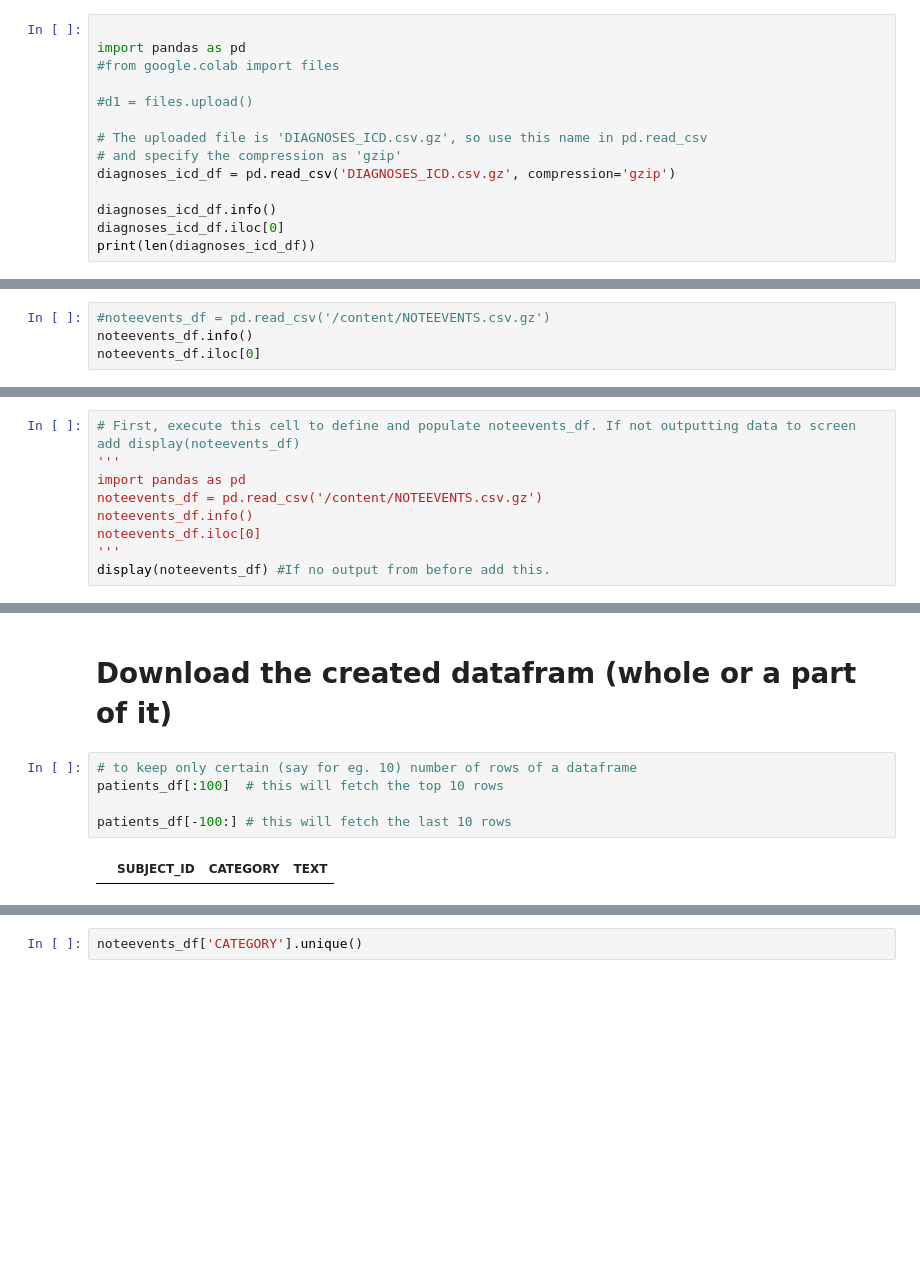
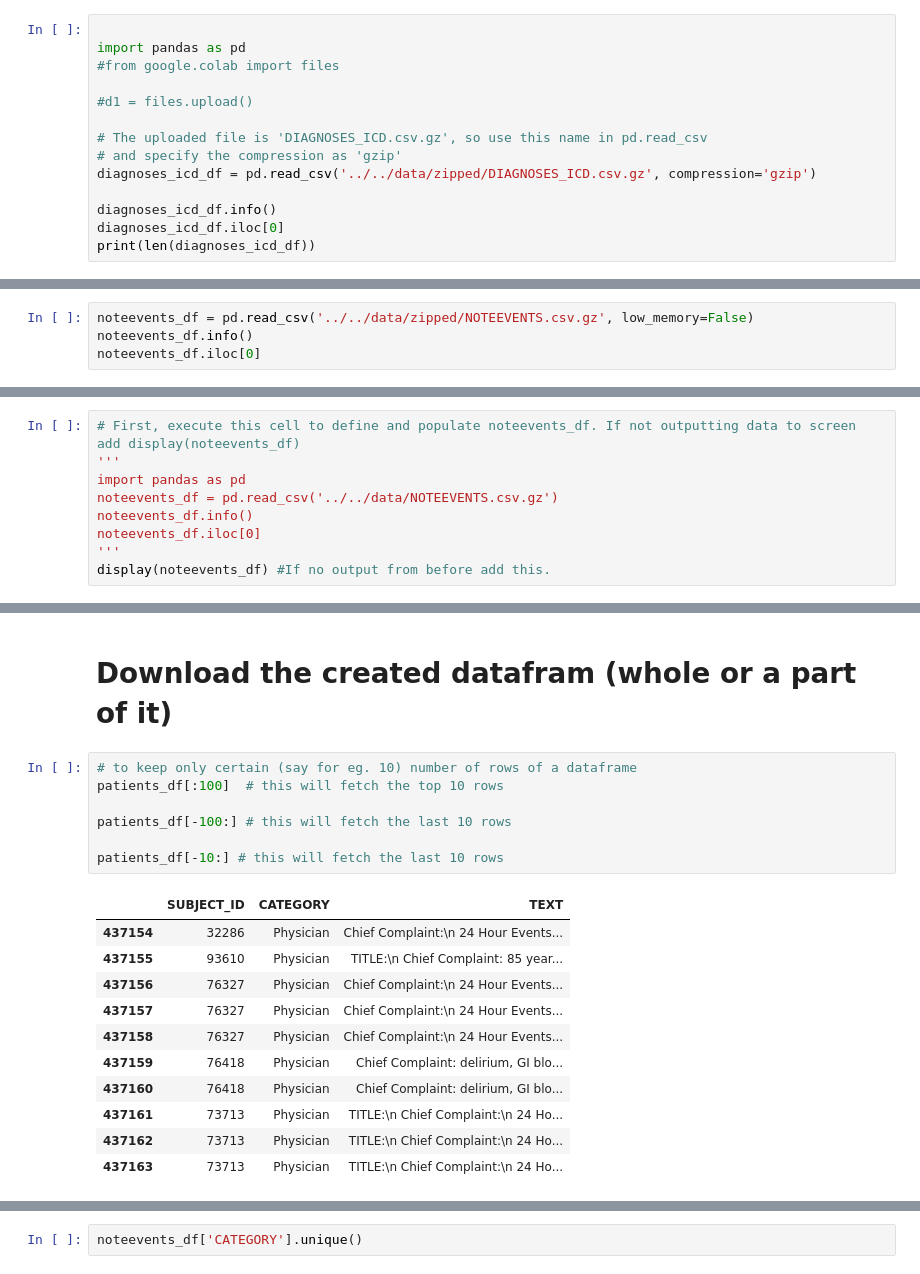
Before and after one commit to CountDer3k/Homework-AIH-2025, a Jupyter notebook: HW3/MIMIC NLP Note Events Tutorial.ipynb, the cells around one changed output, grey strips where cells are left out. Saved outputs shown, nothing was run; the diff lists cells and outputs as text; blank space fills up the shorter version.

```diff
--- a/HW3/MIMIC_NLP/MIMIC NLP Note Events Tutorial.ipynb
+++ b/HW3/MIMIC NLP Note Events Tutorial.ipynb
@@ -9,7 +9,7 @@ import pandas as pd
 
 # The uploaded file is 'DIAGNOSES_ICD.csv.gz', so use this name in pd.read_csv
 # and specify the compression as 'gzip'
-diagnoses_icd_df = pd.read_csv('DIAGNOSES_ICD.csv.gz', compression='gzip')
+diagnoses_icd_df = pd.read_csv('../../data/zipped/DIAGNOSES_ICD.csv.gz', compression='gzip')
 
 diagnoses_icd_df.info()
 diagnoses_icd_df.iloc[0]
@@ -196,7 +208,7 @@ noteevents_df.iloc[0]
 # %% [markdown]
 # **Method:2**
 # %%
-#noteevents_df = pd.read_csv('/content/NOTEEVENTS.csv.gz')
+noteevents_df = pd.read_csv('../../data/zipped/NOTEEVENTS.csv.gz', low_memory=False)
 noteevents_df.info()
 noteevents_df.iloc[0]
 # %% [output]
@@ -252,7 +263,7 @@ for i in range(0, len(noteevents_df)):
 # First, execute this cell to define and populate noteevents_df. If not outputting data to screen add display(noteevents_df)
 '''
 import pandas as pd
-noteevents_df = pd.read_csv('/content/NOTEEVENTS.csv.gz')
+noteevents_df = pd.read_csv('../../data/NOTEEVENTS.csv.gz')
 noteevents_df.info()
 noteevents_df.iloc[0]
 '''
@@ -289,10 +312,22 @@ patients_df = pd.DataFrame(patients_dict)
 # %%
 # to keep only certain (say for eg. 10) number of rows of a dataframe
 patients_df[:100]  # this will fetch the top 10 rows
 
 patients_df[-100:] # this will fetch the last 10 rows
+
+patients_df[-10:] # this will fetch the last 10 rows
 # %% [output]
 |  | SUBJECT_ID | CATEGORY | TEXT |
+| 437154 | 32286 | Physician | Chief Complaint:\n 24 Hour Events... |
+| 437155 | 93610 | Physician | TITLE:\n Chief Complaint: 85 year... |
+| 437156 | 76327 | Physician | Chief Complaint:\n 24 Hour Events... |
+| 437157 | 76327 | Physician | Chief Complaint:\n 24 Hour Events... |
+| 437158 | 76327 | Physician | Chief Complaint:\n 24 Hour Events... |
+| 437159 | 76418 | Physician | Chief Complaint: delirium, GI blo... |
+| 437160 | 76418 | Physician | Chief Complaint: delirium, GI blo... |
+| 437161 | 73713 | Physician | TITLE:\n Chief Complaint:\n 24 Ho... |
+| 437162 | 73713 | Physician | TITLE:\n Chief Complaint:\n 24 Ho... |
+| 437163 | 73713 | Physician | TITLE:\n Chief Complaint:\n 24 Ho... |
 # %%
 import pandas as pd
 # ... (other code to create patients_dict) ...
```
Also changed, not shown: parts of 14 cells of this notebook, 10 other files.
